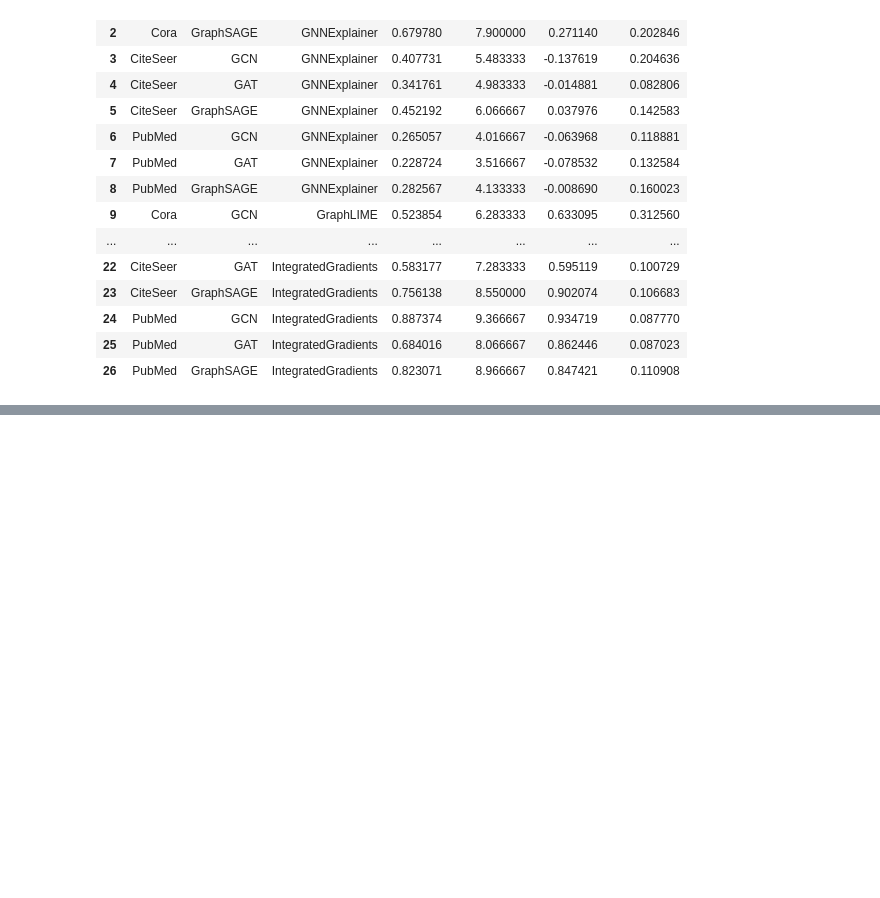
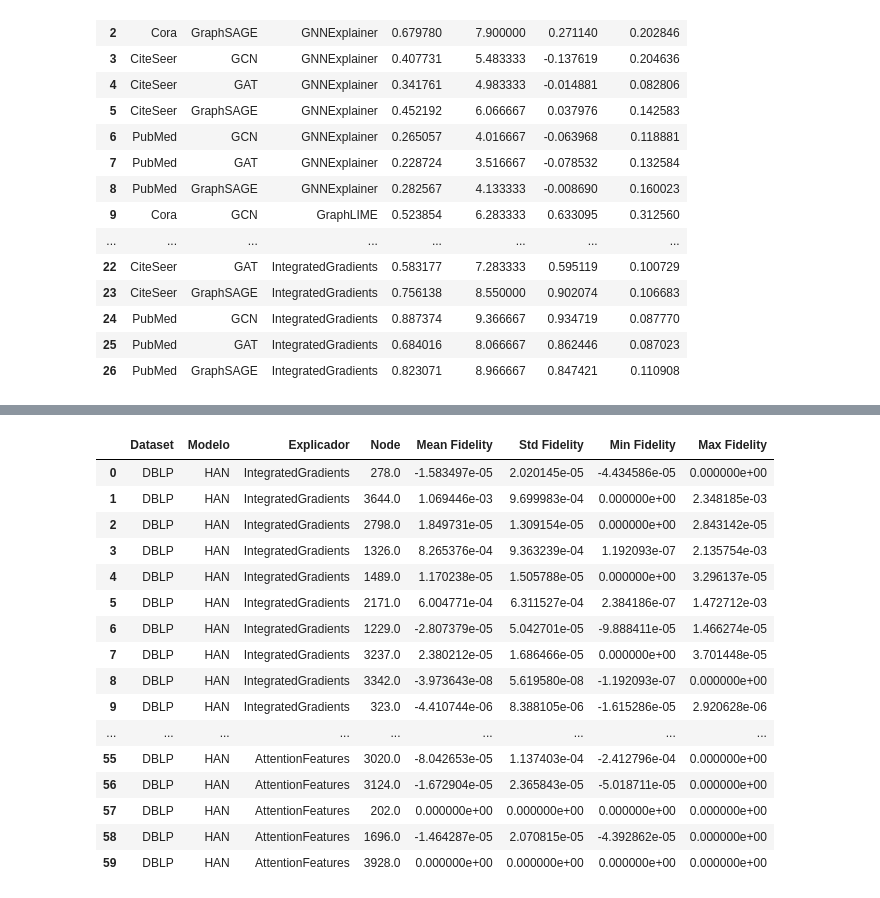
Before and after one commit to J0hnV1ct0r/Tabalho-Final-XAI, a Jupyter notebook: Cenario_Heterogenio_xai.ipynb, the cells around one changed output, grey strips where cells are left out. Drawn from its saved outputs; the diff is of its cells as text; code cells hidden in the pictures; blank space fills up the shorter version.

Commit message:
implementação do cenario heterogenio

```diff
--- a/Cenario_Heterogenio_xai.ipynb
+++ b/Cenario_Heterogenio_xai.ipynb
@@ -2266,0 +3240,19 @@ estabilidade_summary_df.to_csv(
+# %%
+dblp_han_af_exp = load_explanations(
+    dataset="DBLP",
+    model="HAN",
+    explainer="AttentionFeatures",
+    save_dir=r"C:\faculdade\Tabalho-Final-XAI\explicacoes"
+)
+# %%
+fidelity_han_af = fidelity_hetero(
+
+    models=han_models,
+
+    explanations=dblp_han_af_exp,
+
+    selected_nodes=selected_nodes_dblp,
+
+    data=dblp_new
+)
+fidelity_han_af.head()
@@ -2266,0 +3385,65 @@ estabilidade_summary_df.to_csv(
+# %%
+summary_rows = []
+
+for explainer_name, df in {
+
+    "IntegratedGradients":
+        fidelity_han_ig,
+
+    "Saliency":
+        fidelity_han_sc,
+
+    "AttentionFeatures":
+        fidelity_han_af
+
+}.items():
+
+    for _, row in df.iterrows():
+
+        summary_rows.append({
+
+            "Dataset": "DBLP",
+
+            "Modelo": "HAN",
+
+            "Explicador": explainer_name,
+
+            "Node": row["node"],
+
+            "Mean Fidelity":
+                row["mean_fidelity"],
+
+            "Std Fidelity":
+                row["std_fidelity"],
+
+            "Min Fidelity":
+                row["min_fidelity"],
+
+            "Max Fidelity":
+                row["max_fidelity"]
+
+        })
+
+fidelity_node_df = pd.DataFrame(
+    summary_rows
+)
+
+fidelity_node_df
+# %% [output]
+|  | Dataset | Modelo | Explicador | Node | Mean Fidelity | Std Fidelity | Min Fidelity | Max Fidelity |
+| 0 | DBLP | HAN | IntegratedGradients | 278.0 | -1.583497e-05 | 2.020145e-05 | -4.434586e-05 | 0.000000e+00 |
+| 1 | DBLP | HAN | IntegratedGradients | 3644.0 | 1.069446e-03 | 9.699983e-04 | 0.000000e+00 | 2.348185e-03 |
+| 2 | DBLP | HAN | IntegratedGradients | 2798.0 | 1.849731e-05 | 1.309154e-05 | 0.000000e+00 | 2.843142e-05 |
+| 3 | DBLP | HAN | IntegratedGradients | 1326.0 | 8.265376e-04 | 9.363239e-04 | 1.192093e-07 | 2.135754e-03 |
+| 4 | DBLP | HAN | IntegratedGradients | 1489.0 | 1.170238e-05 | 1.505788e-05 | 0.000000e+00 | 3.296137e-05 |
+| 5 | DBLP | HAN | IntegratedGradients | 2171.0 | 6.004771e-04 | 6.311527e-04 | 2.384186e-07 | 1.472712e-03 |
+| 6 | DBLP | HAN | IntegratedGradients | 1229.0 | -2.807379e-05 | 5.042701e-05 | -9.888411e-05 | 1.466274e-05 |
+| 7 | DBLP | HAN | IntegratedGradients | 3237.0 | 2.380212e-05 | 1.686466e-05 | 0.000000e+00 | 3.701448e-05 |
+| 8 | DBLP | HAN | IntegratedGradients | 3342.0 | -3.973643e-08 | 5.619580e-08 | -1.192093e-07 | 0.000000e+00 |
+| 9 | DBLP | HAN | IntegratedGradients | 323.0 | -4.410744e-06 | 8.388105e-06 | -1.615286e-05 | 2.920628e-06 |
+| ... | ... | ... | ... | ... | ... | ... | ... | ... |
+| 55 | DBLP | HAN | AttentionFeatures | 3020.0 | -8.042653e-05 | 1.137403e-04 | -2.412796e-04 | 0.000000e+00 |
+| 56 | DBLP | HAN | AttentionFeatures | 3124.0 | -1.672904e-05 | 2.365843e-05 | -5.018711e-05 | 0.000000e+00 |
+| 57 | DBLP | HAN | AttentionFeatures | 202.0 | 0.000000e+00 | 0.000000e+00 | 0.000000e+00 | 0.000000e+00 |
+| 58 | DBLP | HAN | AttentionFeatures | 1696.0 | -1.464287e-05 | 2.070815e-05 | -4.392862e-05 | 0.000000e+00 |
+| 59 | DBLP | HAN | AttentionFeatures | 3928.0 | 0.000000e+00 | 0.000000e+00 | 0.000000e+00 | 0.000000e+00 |
```
Also changed, not shown: parts of 57 cells of this notebook, 5 other files.
